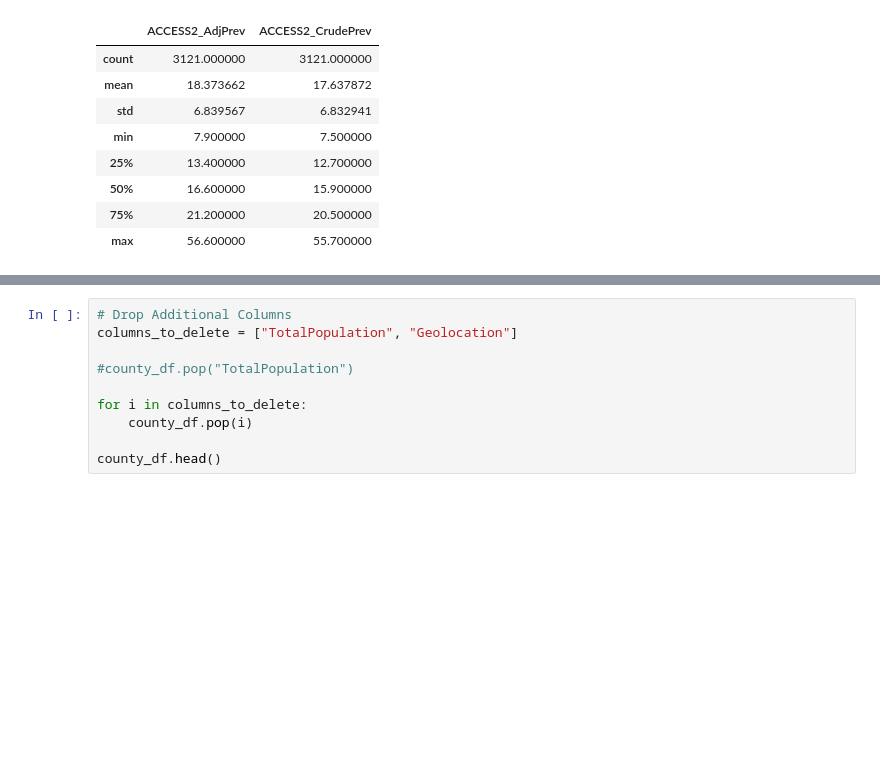
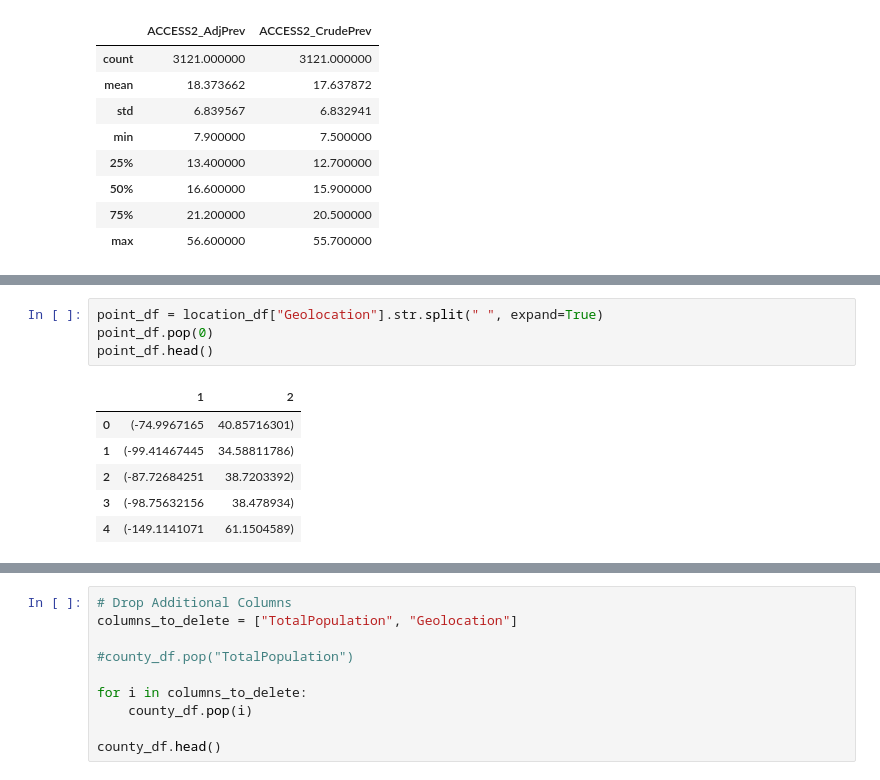
Before and after one commit to Degri95/Final_Project, a Jupyter notebook: CDC_data_exploration_and_analysis.ipynb, the cells around one changed output, grey strips where cells are left out. Saved outputs shown, nothing was run; the diff lists cells and outputs as text; blank space fills up the shorter version.

```diff
--- a/CDC_data_exploration_and_analysis.ipynb
+++ b/CDC_data_exploration_and_analysis.ipynb
@@ -97,0 +109,11 @@ county_df.head()
+# %%
+point_df = location_df["Geolocation"].str.split(" ", expand=True)
+point_df.pop(0)
+point_df.head()
+# %% [output]
+|  | 1 | 2 |
+| 0 | (-74.9967165 | 40.85716301) |
+| 1 | (-99.41467445 | 34.58811786) |
+| 2 | (-87.72684251 | 38.7203392) |
+| 3 | (-98.75632156 | 38.478934) |
+| 4 | (-149.1141071 | 61.1504589) |
```
Also changed, not shown: parts of 9 cells of this notebook.
